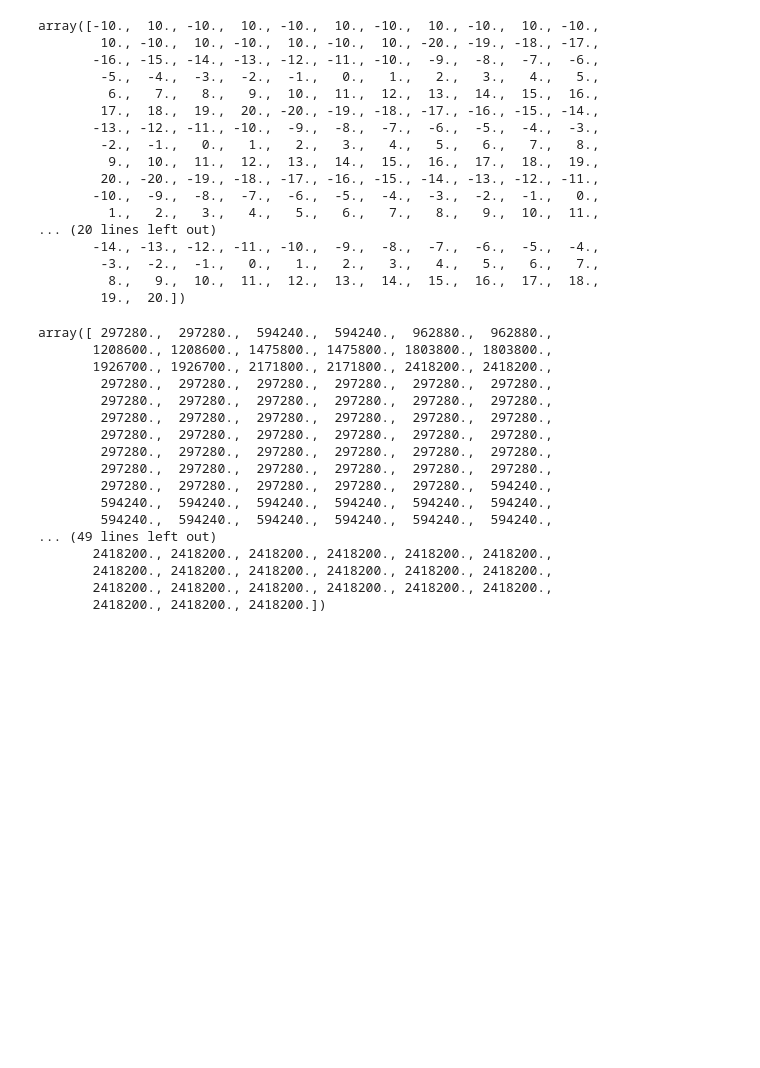
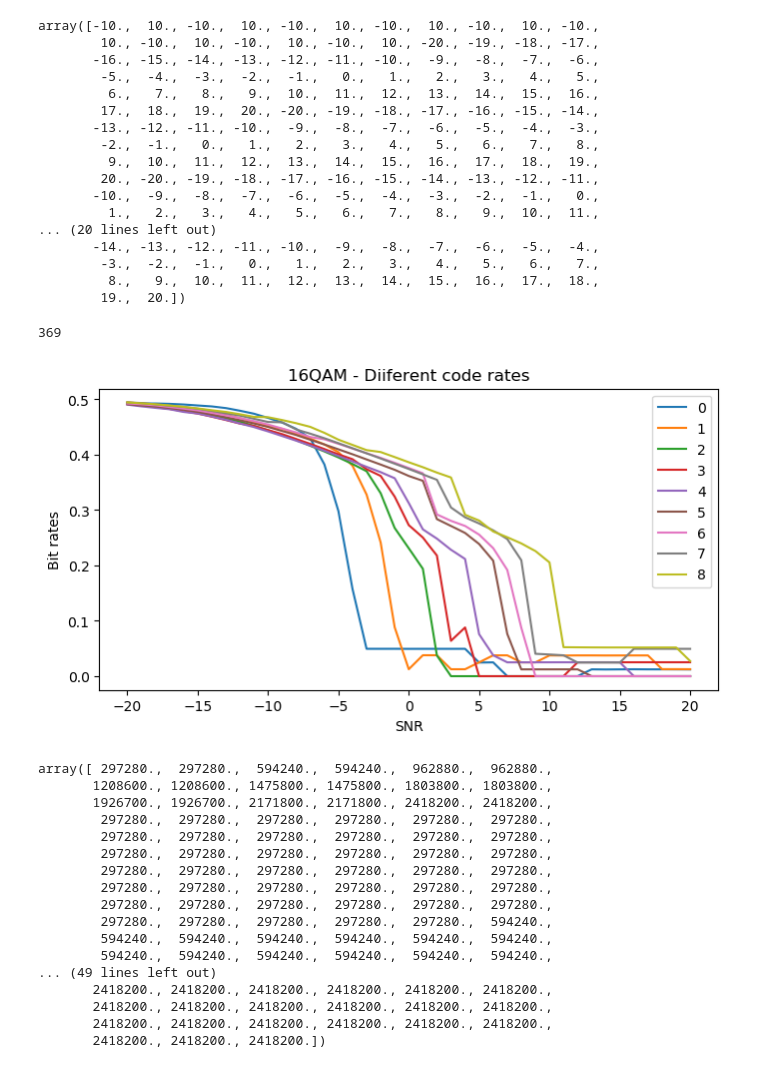
Before and after one commit to Shubham-Sahoo/5G-Communication, a Jupyter notebook: huawei.ipynb, the cells around one changed output. Cells and saved outputs as stored; diff of their text form; code cells hidden in the pictures; blank space fills up the shorter version.

```diff
--- a/huawei.ipynb
+++ b/huawei.ipynb
@@ -113,6 +113,25 @@ array([-10.,  10., -10.,  10., -10.,  10., -10.,  10., -10.,  10., -10.,
         -3.,  -2.,  -1.,   0.,   1.,   2.,   3.,   4.,   5.,   6.,   7.,
          8.,   9.,  10.,  11.,  12.,  13.,  14.,  15.,  16.,  17.,  18.,
         19.,  20.])
+# %%
+data_ch = data_ch[18:]
+# %%
+len(data_ch)
+# %% [output]
+369
+# %%
+fig,ax = plt.subplots(figsize=(8,4),dpi=100)
+for i in range(9):
+
+    ax.plot(data_ch[i*41:(i+1)*41,16730],data_ch[i*41:(i+1)*41,16728],label=str(i))
+    ax.legend(loc=1)
+    ax.set_title('16QAM - Diiferent code rates')
+    ax.set_xlabel('SNR')
+    ax.set_ylabel('Bit rates')
+
+plt.show()
+# %% [output]
+[figure, added]
 # %%
 scaler = MinMaxScaler()
 data_feat = np.float64(data_ch)
```
